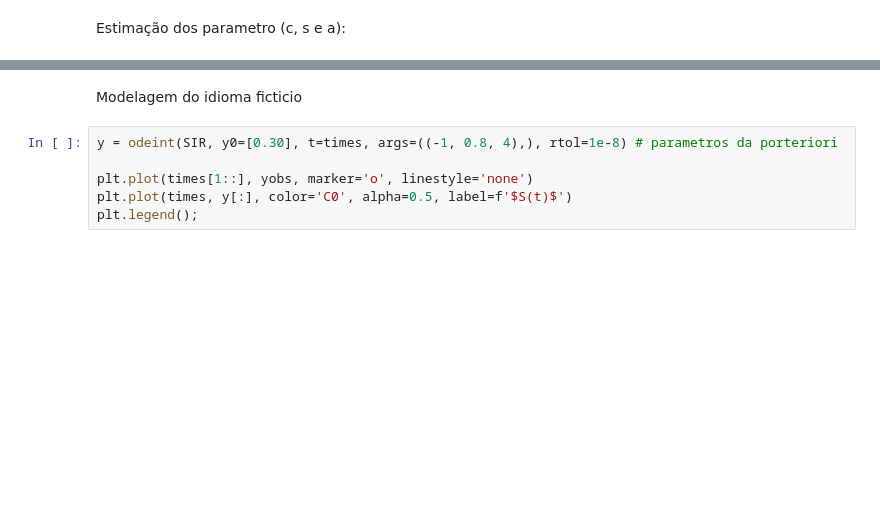
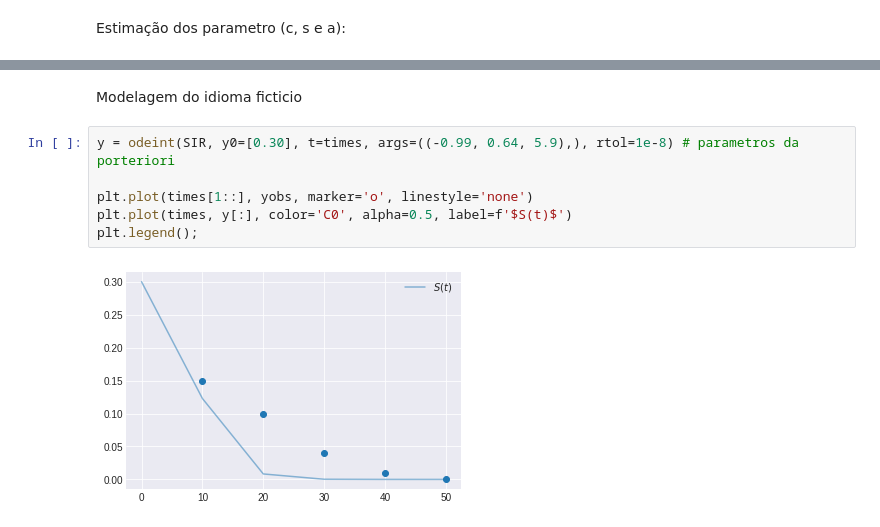
Before and after one commit to wellington36/Modelling-the-dynamics-of-language-death, a Jupyter notebook: Implementações/implementação_test.ipynb, the cells around one changed output, grey strips where cells are left out. Cells and saved outputs as stored; diff of their text form; blank space fills up the shorter version.

Commit message:
New model test

```diff
--- a/Implementações/implementação_test.ipynb
+++ b/Implementações/implementação_test.ipynb
@@ -203,8 +210,10 @@ az.plot_posterior(data, round_to=2, hdi_prob=0.95);
-# %% [markdown]
-Modelagem do idioma ficticio
-# %%
-y = odeint(SIR, y0=[0.30], t=times, args=((-1, 0.8, 4),), rtol=1e-8) # parametros da porteriori
-
-plt.plot(times[1::], yobs, marker='o', linestyle='none')
-plt.plot(times, y[:], color='C0', alpha=0.5, label=f'$S(t)$')
-plt.legend();
+# %% [markdown]
+Modelagem do idioma ficticio
+# %%
+y = odeint(SIR, y0=[0.30], t=times, args=((-0.99, 0.64, 5.9),), rtol=1e-8) # parametros da porteriori
+
+plt.plot(times[1::], yobs, marker='o', linestyle='none')
+plt.plot(times, y[:], color='C0', alpha=0.5, label=f'$S(t)$')
+plt.legend();
+# %% [output]
+[figure, added]
```
Also changed, not shown: parts of 9 cells of this notebook, 2 other files.
